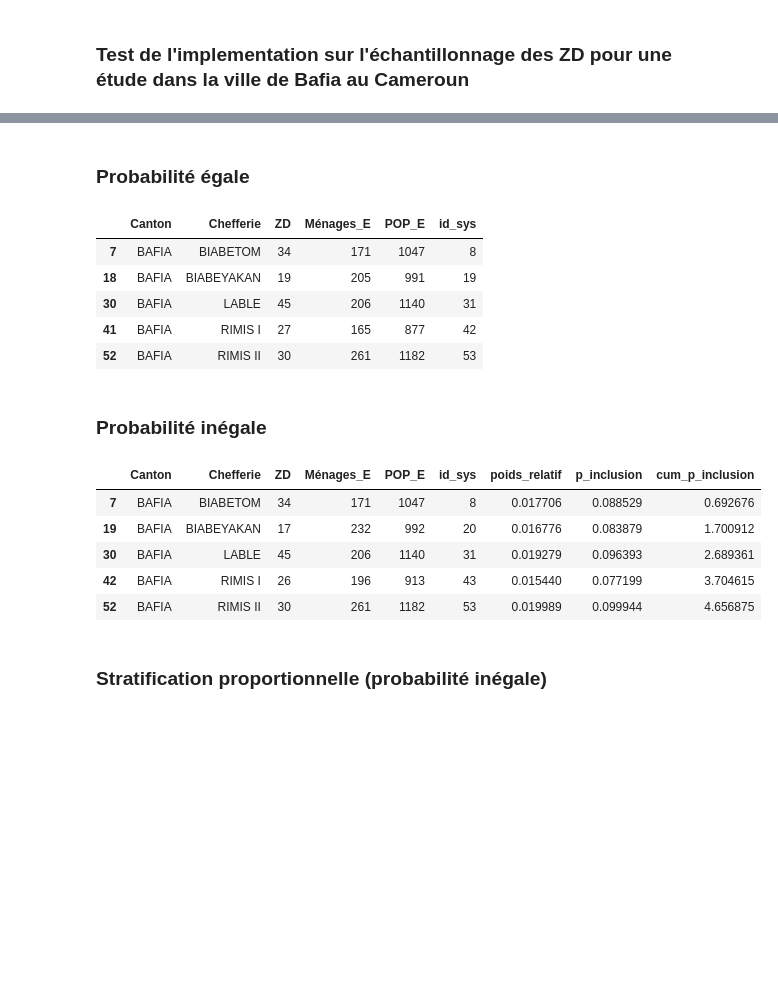
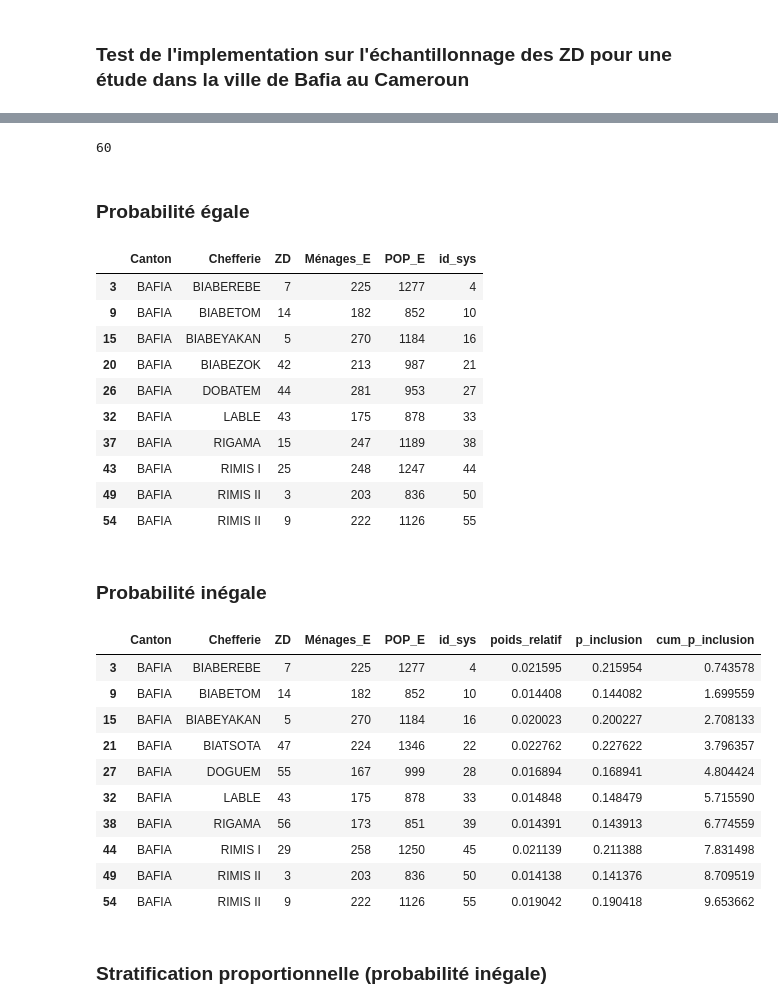
Before and after one commit to riozakies/echantillon, a Jupyter notebook: echantillon.ipynb, the cells around one changed output, grey strips where cells are left out. Saved outputs shown, nothing was run; the diff lists cells and outputs as text; code cells hidden in the pictures; blank space fills up the shorter version.

```diff
--- a/echantillon.ipynb
+++ b/echantillon.ipynb
@@ -171,30 +223,57 @@ base_sondage.head()
 | 2 | CENTRE | MBAM ET INOUBOU | BAFIA | BAFIA | BIABEREBE | BIABEREBE | NaN | 1 | 21 | 6 | ... |
 | 3 | CENTRE | MBAM ET INOUBOU | BAFIA | BAFIA | BIABEREBE | BIABEREBE | NaN | 1 | 51 | 7 | ... |
 | 4 | CENTRE | MBAM ET INOUBOU | BAFIA | BAFIA | BIABEREBE | BIABEREBE | NaN | 1 | 23 | 23 | ... |
+# %%
+stra_stat=base_sondage["Chefferie"].value_counts()
+strates=stra_stat.index
+nbre_strate=len(strates)
+dic_strates={}
+poids_strate={}
+select=[] # Numéro des unités tirées
+taille=60
+
+for stra in strates:
+    # échantillonnage pour la grappe
+    dic_strates[stra]=taille*stra_stat[stra]/stra_stat.sum() # round() ne permet pas d'avoir les arrondis classiques
+dic_strates=arrondi_hamilton(dic_strates)
+total_poids=sum(dic_strates.values())
+print(total_poids)
+# %% [output]
+60
 # %% [markdown]
 ### Probabilité égale
 # %%
-select,df=select_sys(base_sondage[["Canton","Chefferie","ZD","Ménages_E","POP_E"]],random_state=0,taille=5)
+select,df=select_sys(base_sondage[["Canton","Chefferie","ZD","Ménages_E","POP_E"]],random_state=0,taille=10)
 df
 # %% [output]
 |  | Canton | Chefferie | ZD | Ménages_E | POP_E | id_sys |
-| 7 | BAFIA | BIABETOM | 34 | 171 | 1047 | 8 |
-| 18 | BAFIA | BIABEYAKAN | 19 | 205 | 991 | 19 |
-| 30 | BAFIA | LABLE | 45 | 206 | 1140 | 31 |
-| 41 | BAFIA | RIMIS I | 27 | 165 | 877 | 42 |
-| 52 | BAFIA | RIMIS II | 30 | 261 | 1182 | 53 |
+| 3 | BAFIA | BIABEREBE | 7 | 225 | 1277 | 4 |
+| 9 | BAFIA | BIABETOM | 14 | 182 | 852 | 10 |
+| 15 | BAFIA | BIABEYAKAN | 5 | 270 | 1184 | 16 |
+| 20 | BAFIA | BIABEZOK | 42 | 213 | 987 | 21 |
+| 26 | BAFIA | DOBATEM | 44 | 281 | 953 | 27 |
+| 32 | BAFIA | LABLE | 43 | 175 | 878 | 33 |
+| 37 | BAFIA | RIGAMA | 15 | 247 | 1189 | 38 |
+| 43 | BAFIA | RIMIS I | 25 | 248 | 1247 | 44 |
+| 49 | BAFIA | RIMIS II | 3 | 203 | 836 | 50 |
+| 54 | BAFIA | RIMIS II | 9 | 222 | 1126 | 55 |
 # %% [markdown]
 ### Probabilité inégale
 # %%
-select,df=select_sys(base_sondage[["Canton","Chefferie","ZD","Ménages_E","POP_E"]],random_state=0,poids="POP_E",taille=5)
+select,df=select_sys(base_sondage[["Canton","Chefferie","ZD","Ménages_E","POP_E"]],random_state=0,poids="POP_E",taille=10)
 df
 # %% [output]
 |  | Canton | Chefferie | ZD | Ménages_E | POP_E | id_sys | poids_relatif | p_inclusion | cum_p_inclusion |
-| 7 | BAFIA | BIABETOM | 34 | 171 | 1047 | 8 | 0.017706 | 0.088529 | 0.692676 |
-| 19 | BAFIA | BIABEYAKAN | 17 | 232 | 992 | 20 | 0.016776 | 0.083879 | 1.700912 |
-| 30 | BAFIA | LABLE | 45 | 206 | 1140 | 31 | 0.019279 | 0.096393 | 2.689361 |
-| 42 | BAFIA | RIMIS I | 26 | 196 | 913 | 43 | 0.015440 | 0.077199 | 3.704615 |
-| 52 | BAFIA | RIMIS II | 30 | 261 | 1182 | 53 | 0.019989 | 0.099944 | 4.656875 |
+| 3 | BAFIA | BIABEREBE | 7 | 225 | 1277 | 4 | 0.021595 | 0.215954 | 0.743578 |
+| 9 | BAFIA | BIABETOM | 14 | 182 | 852 | 10 | 0.014408 | 0.144082 | 1.699559 |
+| 15 | BAFIA | BIABEYAKAN | 5 | 270 | 1184 | 16 | 0.020023 | 0.200227 | 2.708133 |
+| 21 | BAFIA | BIATSOTA | 47 | 224 | 1346 | 22 | 0.022762 | 0.227622 | 3.796357 |
+| 27 | BAFIA | DOGUEM | 55 | 167 | 999 | 28 | 0.016894 | 0.168941 | 4.804424 |
+| 32 | BAFIA | LABLE | 43 | 175 | 878 | 33 | 0.014848 | 0.148479 | 5.715590 |
+| 38 | BAFIA | RIGAMA | 56 | 173 | 851 | 39 | 0.014391 | 0.143913 | 6.774559 |
+| 44 | BAFIA | RIMIS I | 29 | 258 | 1250 | 45 | 0.021139 | 0.211388 | 7.831498 |
+| 49 | BAFIA | RIMIS II | 3 | 203 | 836 | 50 | 0.014138 | 0.141376 | 8.709519 |
+| 54 | BAFIA | RIMIS II | 9 | 222 | 1126 | 55 | 0.019042 | 0.190418 | 9.653662 |
 # %% [markdown]
 ### Stratification proportionnelle (probabilité inégale)
 # %%
```
Also changed, not shown: parts of 8 cells of this notebook, 1 other file.
